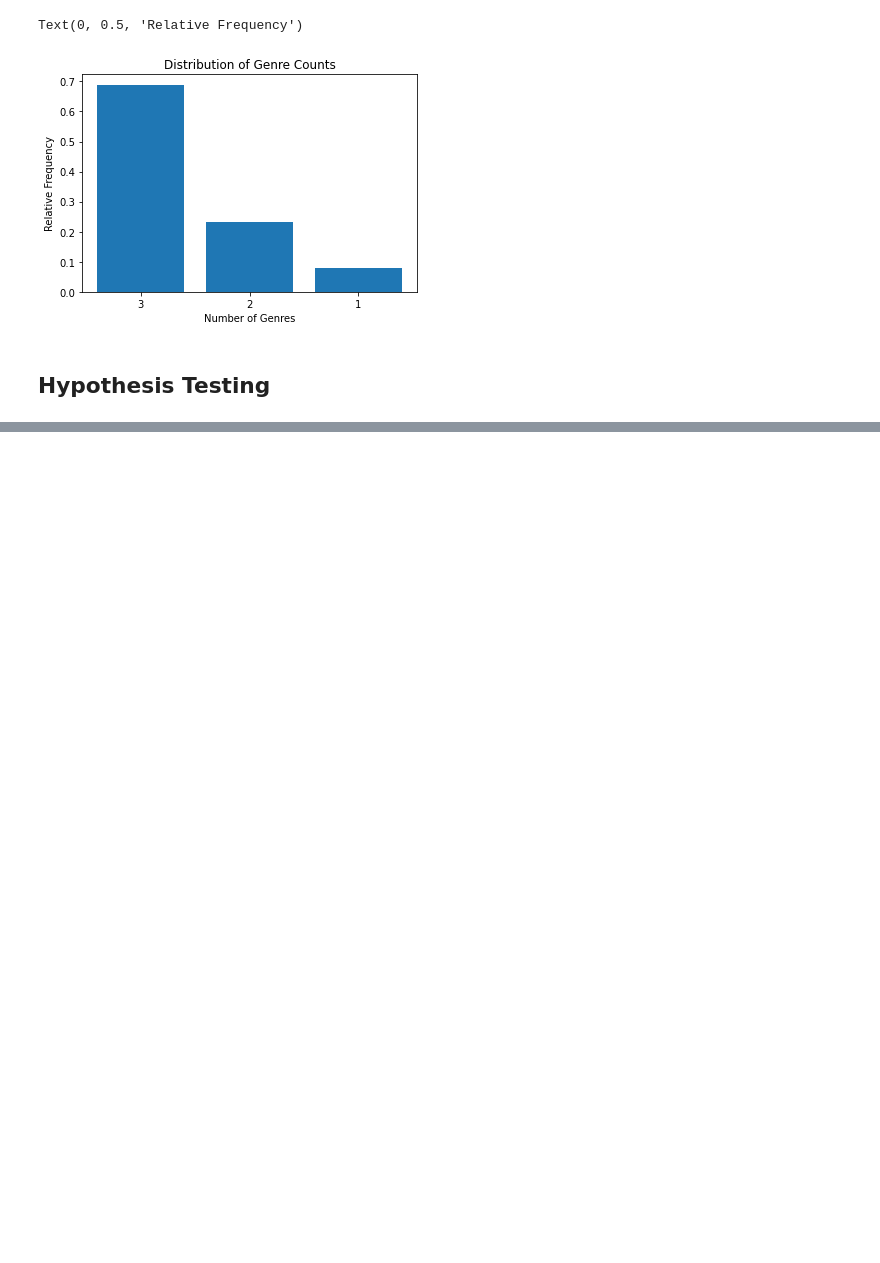
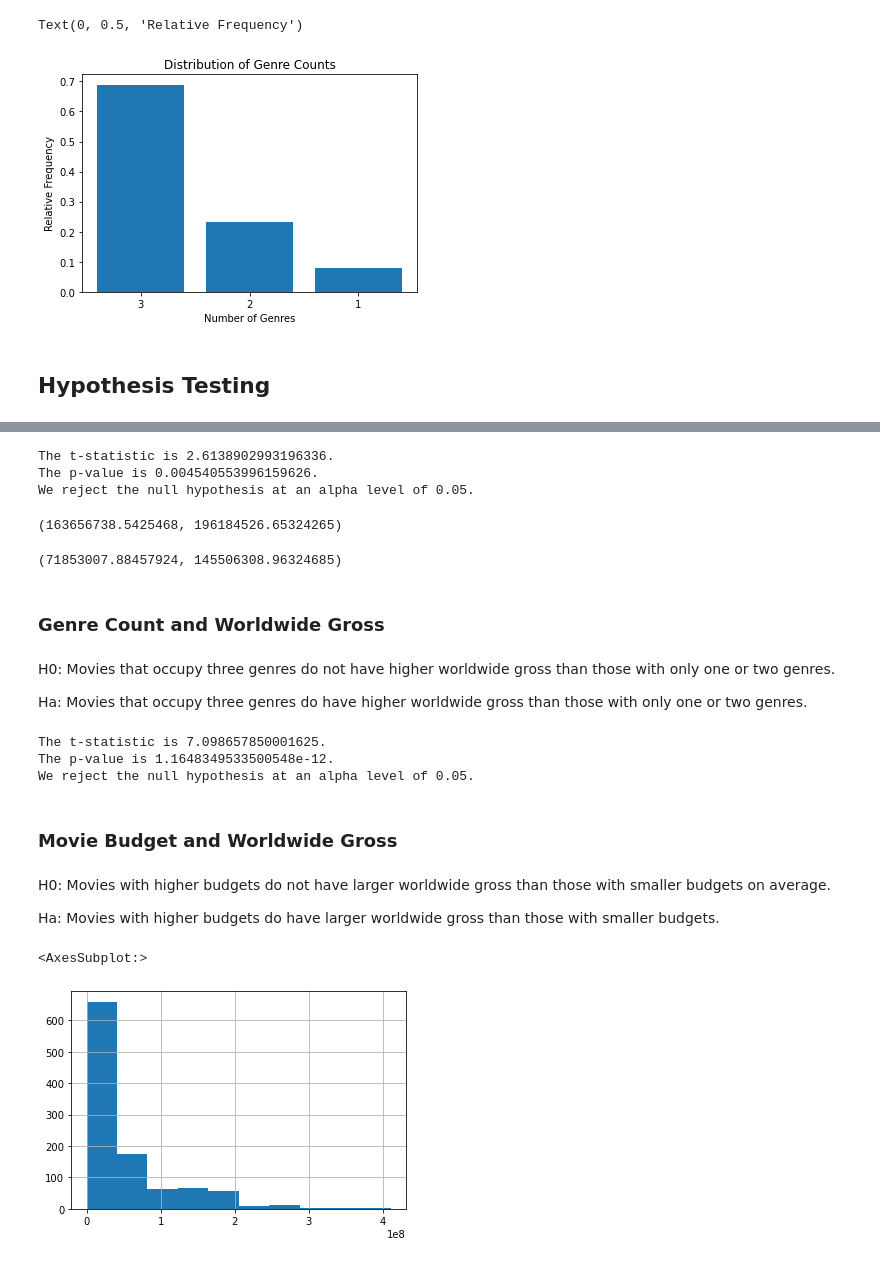
Before and after one commit to doriggs/Semester1Capstone, a Jupyter notebook: student.ipynb, the cells around one changed output, grey strips where cells are left out. Cells and saved outputs as stored; diff of their text form; code cells hidden in the pictures; blank space fills up the shorter version.

Commit message:
additional dataset cleaning; added hypothesis tests

```diff
--- a/student.ipynb
+++ b/student.ipynb
@@ -56,12 +59,22 @@ tn_df["production_budget"].replace(["\$",","], "", regex = True, inplace = True)
 tn_df["domestic_gross"].replace(["\$",","], "", regex = True, inplace = True)
 tn_df["worldwide_gross"].replace(["\$",","], "", regex = True, inplace = True)
 
+# convert budget and profit columns to numeric
+cols = ["production_budget","domestic_gross","worldwide_gross"]
+tn_df[cols] = tn_df[cols].apply(pd.to_numeric)
+
 # created new columns to grab date information (day, week of year, month, etc.)
 tn_df["datetime"] = [datetime.strptime(d, "%b %d, %Y") for d in tn_df["release_date"]]
 tn_df["release_weeknum"] = [d.isocalendar()[1] for d in tn_df["datetime"]]
 tn_df["release_weekday"] = [d.weekday() for d in tn_df["datetime"]]
 tn_df["release_month"] = [d.month for d in tn_df["datetime"]]
 tn_df["release_year"] = [d.year for d in tn_df["datetime"]]
+
+# calc movie seasonal info (came out on a weekend, calander season)
+tn_df["weekend"]  = np.where((tn_df["release_weekday"]== 5) |
+                                  (tn_df["release_weekday"]== 6),
+                                    1, 0)
+
 tn_df.head(5)
 # %% [output]
 |  | release_date | movie | production_budget | domestic_gross | worldwide_gross | datetime | release_weeknum | ... |
@@ -171,7 +188,9 @@ imdb_df_c.head(5)
 # %%
 # merging datasets imdb_c (cleaned) and tn (cleaned) with inner join
 # on movie titles and year of movie release
-imdb_df_c2 = imdb_df_c.merge(tn_df, how = "inner", left_on = ["primary_title", "start_year"], right_on = ["movie","release_year"])
+imdb_df_c2 = imdb_df_c.merge(tn_df, how = "inner",
+                             left_on = ["primary_title", "start_year"],
+                             right_on = ["movie","release_year"])
 
 # it's beautiful
 imdb_df_c2.head(5)
@@ -265,0 +329,35 @@ Ha: Movies longer than 90 minutes do make more domestic gross revenue than those
+# %%
+results = stats.ttest_ind(long_movies["worldwide_gross"],
+                          short_movies["worldwide_gross"], alternative = "greater")
+alpha = 0.05
+print("The t-statistic is {}.".format(results.statistic))
+print("The p-value is {}.".format(results.pvalue))
+if(results.pvalue < alpha):
+    print("We reject the null hypothesis at an alpha level of {}.".format(alpha))
+else:
+    print("We fail to reject the null hypothesis at an alpha level of {}.".format(alpha))
+# %% [output]
+The t-statistic is 2.6138902993196336.
+The p-value is 0.004540553996159626.
+We reject the null hypothesis at an alpha level of 0.05.
+# %%
+a = long_movies["worldwide_gross"]
+b = short_movies["worldwide_gross"]
+
+stats.t.interval(confidence=0.95, loc=a.mean(),
+                 df=len(a)-1,
+                 scale=stats.sem(a))
+# %% [output]
+(163656738.5425468, 196184526.65324265)
+# %%
+stats.t.interval(confidence=0.95, loc=b.mean(),
+                 df=len(b)-1,
+                 scale=stats.sem(b))
+# %% [output]
+(71853007.88457924, 145506308.96324685)
+# %% [markdown]
+### Genre Count and Worldwide Gross
+# %% [markdown]
+H0: Movies that occupy three genres do not have higher worldwide gross than those with only one or two genres.
+
+Ha: Movies that occupy three genres do have higher worldwide gross than those with only one or two genres.
@@ -265,0 +367,25 @@ Ha: Movies longer than 90 minutes do make more domestic gross revenue than those
+# %%
+results = stats.ttest_ind(genres_3["worldwide_gross"],
+                          genres_1or2["worldwide_gross"], alternative = "greater")
+alpha = 0.05
+print("The t-statistic is {}.".format(results.statistic))
+print("The p-value is {}.".format(results.pvalue))
+if(results.pvalue < alpha):
+    print("We reject the null hypothesis at an alpha level of {}.".format(alpha))
+else:
+    print("We fail to reject the null hypothesis at an alpha level of {}.".format(alpha))
+# %% [output]
+The t-statistic is 7.098657850001625.
+The p-value is 1.1648349533500548e-12.
+We reject the null hypothesis at an alpha level of 0.05.
+# %% [markdown]
+### Movie Budget and Worldwide Gross
+# %% [markdown]
+H0: Movies with higher budgets do not have larger worldwide gross than those with smaller budgets on average.
+
+Ha: Movies with higher budgets do have larger worldwide gross than those with smaller budgets.
+# %%
+imdb_df_c2["production_budget"].hist()
+# %% [output]
+<AxesSubplot:>
+[figure, added]
```
Also changed, not shown: parts of 16 cells of this notebook.
